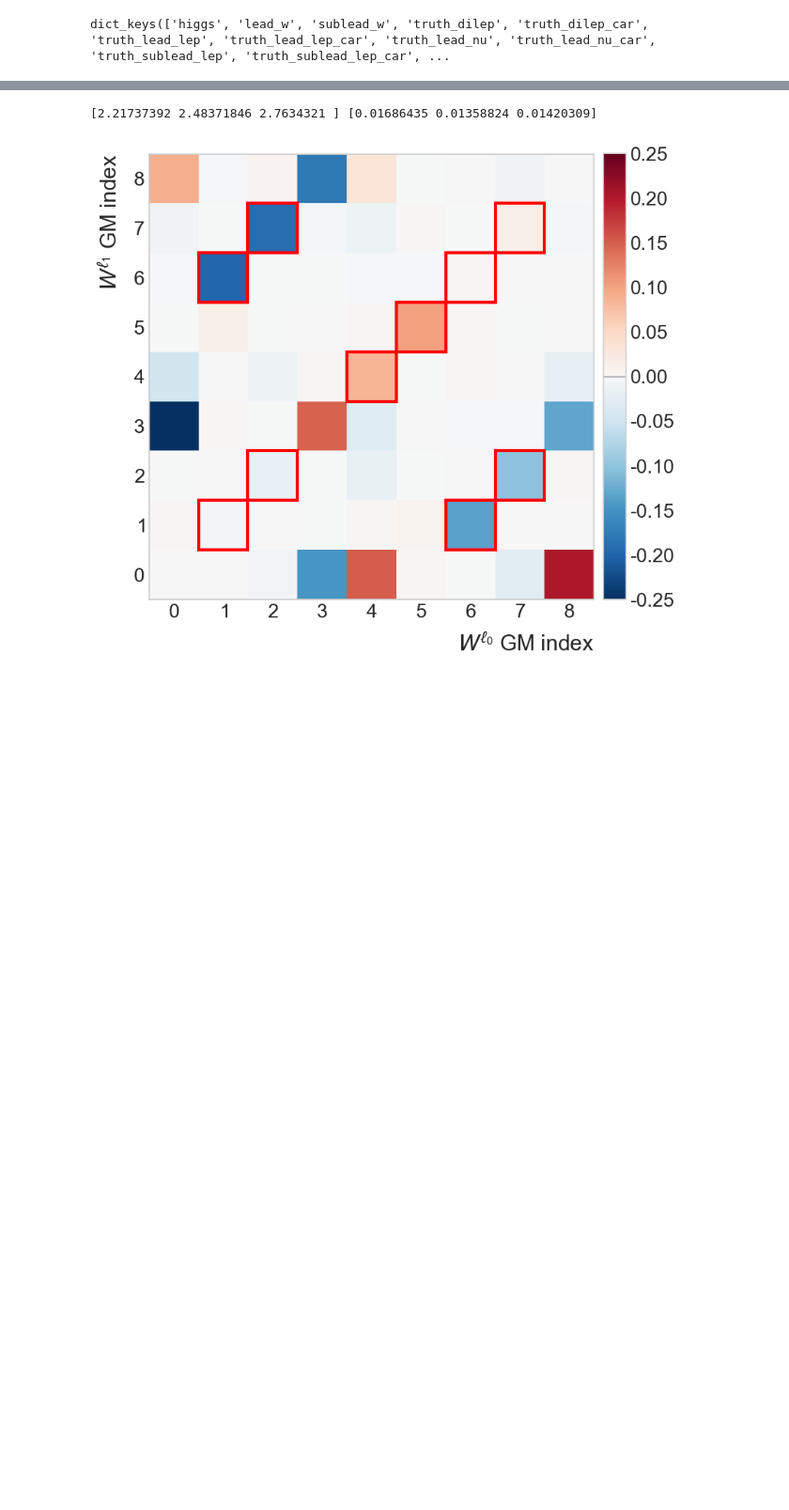
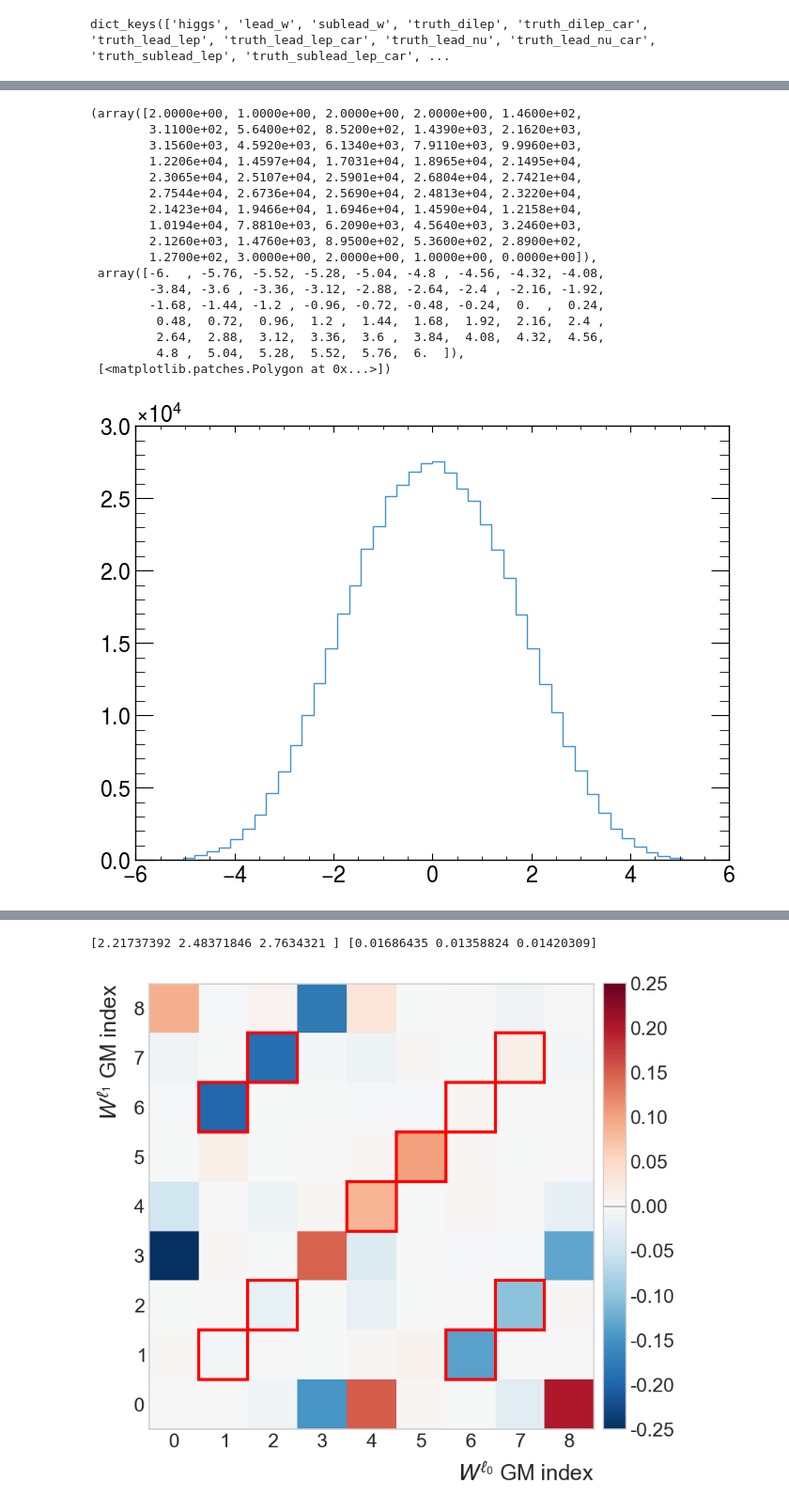
Before and after one commit to yygarypeng/QE-mls, a Jupyter notebook: 12th_trial/truth_main/ggm_analysis_cut.ipynb, the cells around one changed output, grey strips where cells are left out. Shown at 94% size. Cells and saved outputs as stored; diff of their text form; code cells hidden in the pictures; blank space fills up the shorter version.

```diff
--- a/12th_trial/truth_main/ggm_analysis_cut.ipynb
+++ b/12th_trial/truth_main/ggm_analysis_cut.ipynb
@@ -617,6 +623,27 @@ Remaining ratio: 41.32%
 Remaining ratio: 35.36%
 22.000359
 [figure]
+# %%
+plt.hist(el_eta, bins=np.linspace(-6, 6, 51), histtype="step", label="lead lepton", density=False)
+# %% [output]
+(array([2.0000e+00, 1.0000e+00, 2.0000e+00, 2.0000e+00, 1.4600e+02,
+        3.1100e+02, 5.6400e+02, 8.5200e+02, 1.4390e+03, 2.1620e+03,
+        3.1560e+03, 4.5920e+03, 6.1340e+03, 7.9110e+03, 9.9960e+03,
+        1.2206e+04, 1.4597e+04, 1.7031e+04, 1.8965e+04, 2.1495e+04,
+        2.3065e+04, 2.5107e+04, 2.5901e+04, 2.6804e+04, 2.7421e+04,
+        2.7544e+04, 2.6736e+04, 2.5690e+04, 2.4813e+04, 2.3220e+04,
+        2.1423e+04, 1.9466e+04, 1.6946e+04, 1.4590e+04, 1.2158e+04,
+        1.0194e+04, 7.8810e+03, 6.2090e+03, 4.5640e+03, 3.2460e+03,
+        2.1260e+03, 1.4760e+03, 8.9500e+02, 5.3600e+02, 2.8900e+02,
+        1.2700e+02, 3.0000e+00, 2.0000e+00, 1.0000e+00, 0.0000e+00]),
+ array([-6.  , -5.76, -5.52, -5.28, -5.04, -4.8 , -4.56, -4.32, -4.08,
+        -3.84, -3.6 , -3.36, -3.12, -2.88, -2.64, -2.4 , -2.16, -1.92,
+        -1.68, -1.44, -1.2 , -0.96, -0.72, -0.48, -0.24,  0.  ,  0.24,
+         0.48,  0.72,  0.96,  1.2 ,  1.44,  1.68,  1.92,  2.16,  2.4 ,
+         2.64,  2.88,  3.12,  3.36,  3.6 ,  3.84,  4.08,  4.32,  4.56,
+         4.8 ,  5.04,  5.28,  5.52,  5.76,  6.  ]),
+ [<matplotlib.patches.Polygon at 0x...>])
+[figure, added]
 # %%
 # truth cuts
 data_sm = [mu_eta, el_eta, truth_lead_lep["pt"][0:trim_length], truth_sublead_lep["pt"][0:trim_length], truth_dilep_m[0:trim_length], truth_met_pt[0:trim_length]]
```
Also changed, not shown: parts of 14 cells of this notebook, 6 other files.
